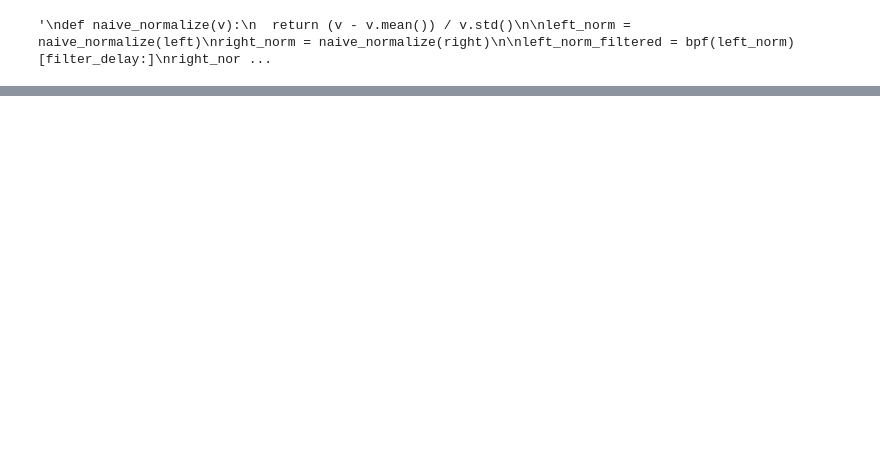
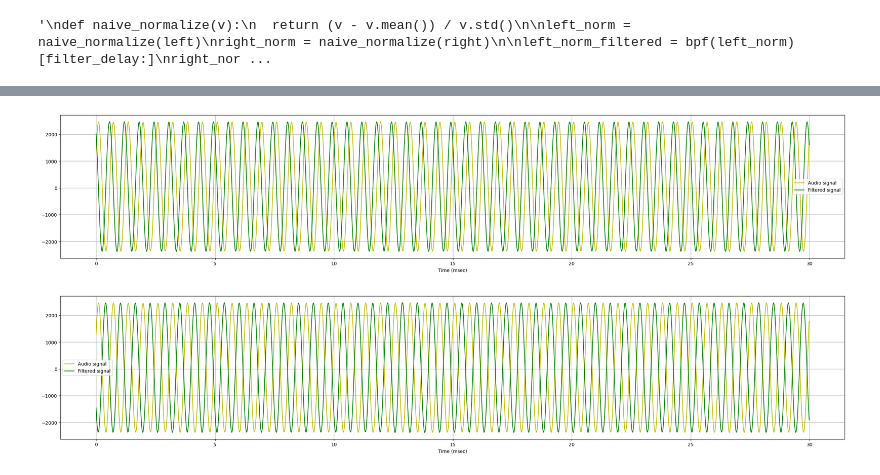
Before and after one commit to charlieh0tel/ddf_analysis, a Jupyter notebook: DopplerAnalysis1.ipynb, the cells around one changed output, grey strips where cells are left out. Saved outputs shown, nothing was run; the diff lists cells and outputs as text; code cells hidden in the pictures; blank space fills up the shorter version.

```diff
--- a/DopplerAnalysis1.ipynb
+++ b/DopplerAnalysis1.ipynb
@@ -153,0 +162,9 @@ plot_audio(tvec, n, librosa.zero_crossings(left_filtered), librosa.zero_crossing
+# %%
+right_filtered_90delay = right_filtered[sample_rate//2:]
+right_filtered_180delay = right_filtered[sample_rate:]
+
+plot_audio(tvec, n, right_filtered, right_filtered_90delay, skip=ntaps)
+plot_audio(tvec, n, right_filtered, right_filtered_180delay, skip=ntaps)
+# %% [output]
+[figure, added]
+[figure, added]
```
Also changed, not shown: parts of 9 cells of this notebook.
